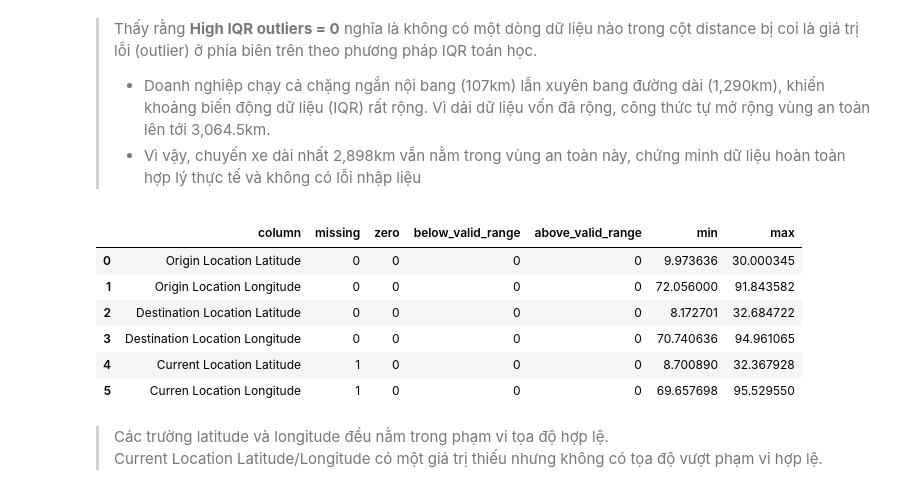
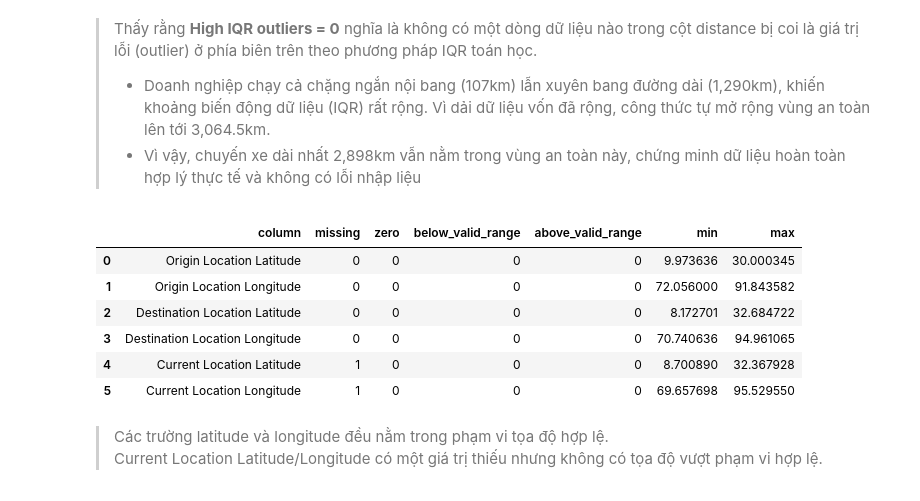
Before and after one commit to ChiBao-v/logistics-delivery-performance-analysis, a Jupyter notebook: python/EDA.ipynb, the cells around one changed output. Drawn from its saved outputs; the diff is of its cells as text; code cells hidden in the pictures.

```diff
--- a/python/EDA.ipynb
+++ b/python/EDA.ipynb
@@ -607,35 +607,35 @@ coordinate_rules = {
     "Destination Location Latitude": (-90, 90),
     "Destination Location Longitude": (-180, 180),
 
     "Current Location Latitude": (-90, 90),
-    "Curren Location Longitude": (-180, 180)}
+    "Current Location Longitude": (-180, 180)}
 
 coordinate_audit = []
 for col, (lower, upper) in coordinate_rules.items():
     series = df_raw[col]
     coordinate_audit.append({
         "column": col,
         "missing": series.isna().sum(),
         "zero": series.eq(0).sum(),
         "below_valid_range":
             (series < lower).sum(),
         "above_valid_range":
             (series > upper).sum(),
         "min": series.min(),
         "max": series.max()
     })
 
 coordinate_audit = pd.DataFrame(coordinate_audit)
 
 coordinate_audit
 # %% [output]
 |  | column | missing | zero | below_valid_range | above_valid_range | min | max |
 | 0 | Origin Location Latitude | 0 | 0 | 0 | 0 | 9.973636 | 30.000345 |
 | 1 | Origin Location Longitude | 0 | 0 | 0 | 0 | 72.056000 | 91.843582 |
 | 2 | Destination Location Latitude | 0 | 0 | 0 | 0 | 8.172701 | 32.684722 |
 | 3 | Destination Location Longitude | 0 | 0 | 0 | 0 | 70.740636 | 94.961065 |
 | 4 | Current Location Latitude | 1 | 0 | 0 | 0 | 8.700890 | 32.367928 |
-| 5 | Curren Location Longitude | 1 | 0 | 0 | 0 | 69.657698 | 95.529550 |
+| 5 | Current Location Longitude | 1 | 0 | 0 | 0 | 69.657698 | 95.529550 |
 # %% [markdown]
 >Các trường latitude và longitude đều nằm trong phạm vi tọa độ hợp lệ.
 >Current Location Latitude/Longitude có một giá trị thiếu nhưng không có tọa độ vượt phạm vi hợp lệ.
```
Also changed, not shown: parts of 68 cells of this notebook.
